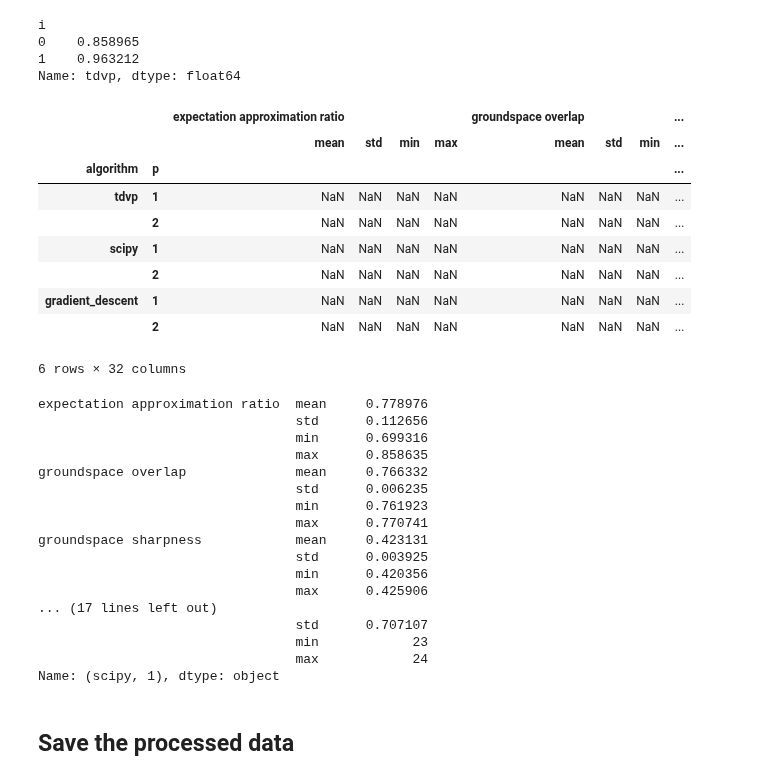
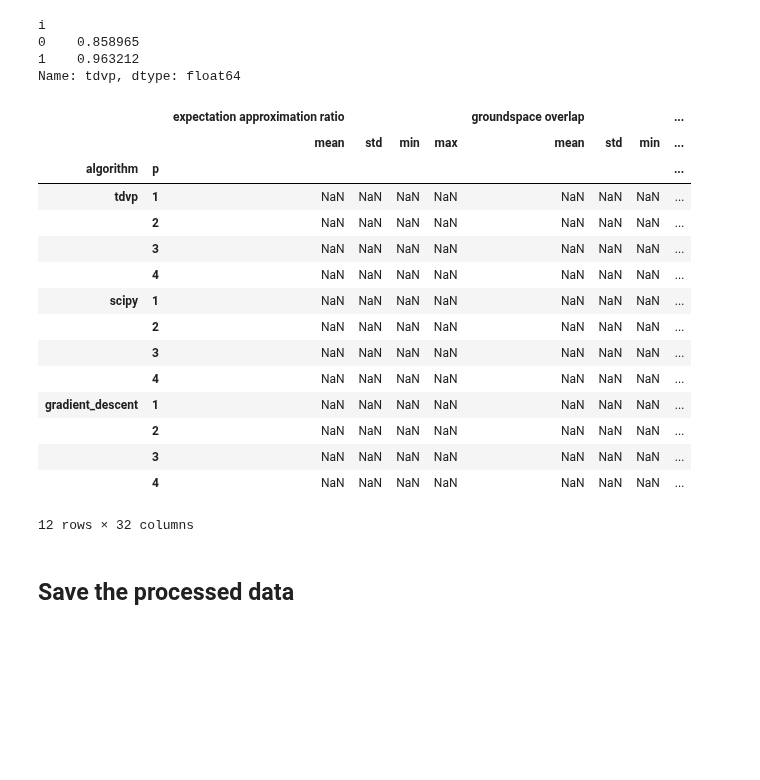
Before and after one commit to LeonhardRichter/TDVP_and_QAOA, a Jupyter notebook: data_processing.ipynb, the cells around one changed output. Drawn from its saved outputs; the diff is of its cells as text; code cells hidden in the pictures; blank space fills up the shorter version.

```diff
--- a/data_processing.ipynb
+++ b/data_processing.ipynb
@@ -358,7 +385,7 @@ def circuit_count(steps:int, algorithm:str, p:int, n:int):
     if algorithm =="scipy":
         return steps + 1
     if algorithm=='gradient_descent':
-        return steps
+        return 4*p*steps + 1
 
 def gate_count(steps: int, algorithm: str, p: int, n: int, qaoa: QAOA):
     if algorithm=='tdvp':
@@ -366,7 +393,7 @@ def gate_count(steps: int, algorithm: str, p: int, n: int, qaoa: QAOA):
     if algorithm=='scipy':
         return (1+steps)*num_qaoa_gates(n,p,qaoa.qubo)
     if algorithm=='gradient_descent':
-        return (1+steps)*num_qaoa_gates(n,p,qaoa.qubo)
+        return (1+4*p*steps)*num_qaoa_gates(n,p,qaoa.qubo)
 
 def path_length(path:List[Tuple[float]])->float:
     return sum(np.linalg.norm(np.array(path[i])-np.array(path[i+1])) for i in range(len(path)-1))
@@ -422,7 +449,7 @@ def compute_measures(res:pd.Series, qaoa:QAOA)->pd.Series:
     return res
 # %%
 def measures_mapping(row:pd.Series):
-    qaoa = QAOA(row['instance'].qubo,p=row.name[0])
+    qaoa = QAOA(row['instance'].qubo, p=row.name[1])
     if row.tdvp.delta is not np.NaN:
         row.tdvp = compute_measures(row.tdvp,qaoa)
     if row.scipy.delta is not np.NaN:
@@ -437,6 +464,6 @@ def measures_mapping(row:pd.Series):
 def compute_measures_apply(df:pd.DataFrame)->pd.DataFrame:
     return df.swifter.apply(measures_mapping, axis=1)
 # %%
-df = compute_measures_apply(df)
+df = compute_measures_apply(data)
 df.head(10)
 # %% [output]
@@ -476,29 +515,37 @@ i
 0    0.858965
 1    0.963212
 Name: tdvp, dtype: float64
+# %%
+n=5
 # %%
-min_p = min(df.index, key= lambda x: x[0])[0]
-max_p = max(df.index, key= lambda x: x[0])[0]
+min_p = min(df.xs(n,level='n').index, key= lambda x: x[0])[0]
+max_p = max(df.xs(n,level='n').index, key= lambda x: x[0])[0]
 
 algs = ['tdvp', 'scipy', 'gradient_descent']
 index = pd.MultiIndex.from_product([algs,range(min_p, max_p+1)], names=['algorithm', 'p'])
 
 measures = ['expectation approximation ratio', 'groundspace overlap', 'groundspace sharpness', 'approximation ratio', 'circuit count', 'gate count', 'num_fun_calls', 'steps']
 types = ['mean', 'std','min','max', ]
 measure_index=pd.MultiIndex.from_product([measures, types])
 
 stat = pd.DataFrame(index=index, columns=measure_index);stat
 # %% [output]
 |  |  | expectation approximation ratio |  |  |  | groundspace overlap |  |  | ... |
 |  |  | mean | std | min | max | mean | std | min | ... |
 | algorithm | p |  |  |  |  |  |  |  | ... |
 | tdvp | 1 | NaN | NaN | NaN | NaN | NaN | NaN | NaN | ... |
 |  | 2 | NaN | NaN | NaN | NaN | NaN | NaN | NaN | ... |
+|  | 3 | NaN | NaN | NaN | NaN | NaN | NaN | NaN | ... |
+|  | 4 | NaN | NaN | NaN | NaN | NaN | NaN | NaN | ... |
 | scipy | 1 | NaN | NaN | NaN | NaN | NaN | NaN | NaN | ... |
 |  | 2 | NaN | NaN | NaN | NaN | NaN | NaN | NaN | ... |
+|  | 3 | NaN | NaN | NaN | NaN | NaN | NaN | NaN | ... |
+|  | 4 | NaN | NaN | NaN | NaN | NaN | NaN | NaN | ... |
 | gradient_descent | 1 | NaN | NaN | NaN | NaN | NaN | NaN | NaN | ... |
 |  | 2 | NaN | NaN | NaN | NaN | NaN | NaN | NaN | ... |
+|  | 3 | NaN | NaN | NaN | NaN | NaN | NaN | NaN | ... |
+|  | 4 | NaN | NaN | NaN | NaN | NaN | NaN | NaN | ... |
-6 rows × 32 columns
+12 rows × 32 columns
 # %%
 def compute_statistics(stat_row:pd.Series, data:pd.DataFrame):
     # LOOP THROUGH ALL STATISTICS
@@ -511,26 +558,6 @@ def compute_statistics(stat_row:pd.Series, data:pd.DataFrame):
         stat_row[meas,'min'] = data_meas.min()
         stat_row[meas,'max'] = data_meas.max()
     return stat_row
-# %%
-compute_statistics(stat.loc['scipy',1], df)
-# %% [output]
-expectation approximation ratio  mean     0.778976
-                                 std      0.112656
-                                 min      0.699316
-                                 max      0.858635
-groundspace overlap              mean     0.766332
-                                 std      0.006235
-                                 min      0.761923
-                                 max      0.770741
-groundspace sharpness            mean     0.423131
-                                 std      0.003925
-                                 min      0.420356
-                                 max      0.425906
-... (17 lines left out)
-                                 std      0.707107
-                                 min            23
-                                 max            24
-Name: (scipy, 1), dtype: object
 # %% [markdown]
 ## Save the processed data
 # %%
```
Also changed, not shown: parts of 14 cells of this notebook, 2 other files.
